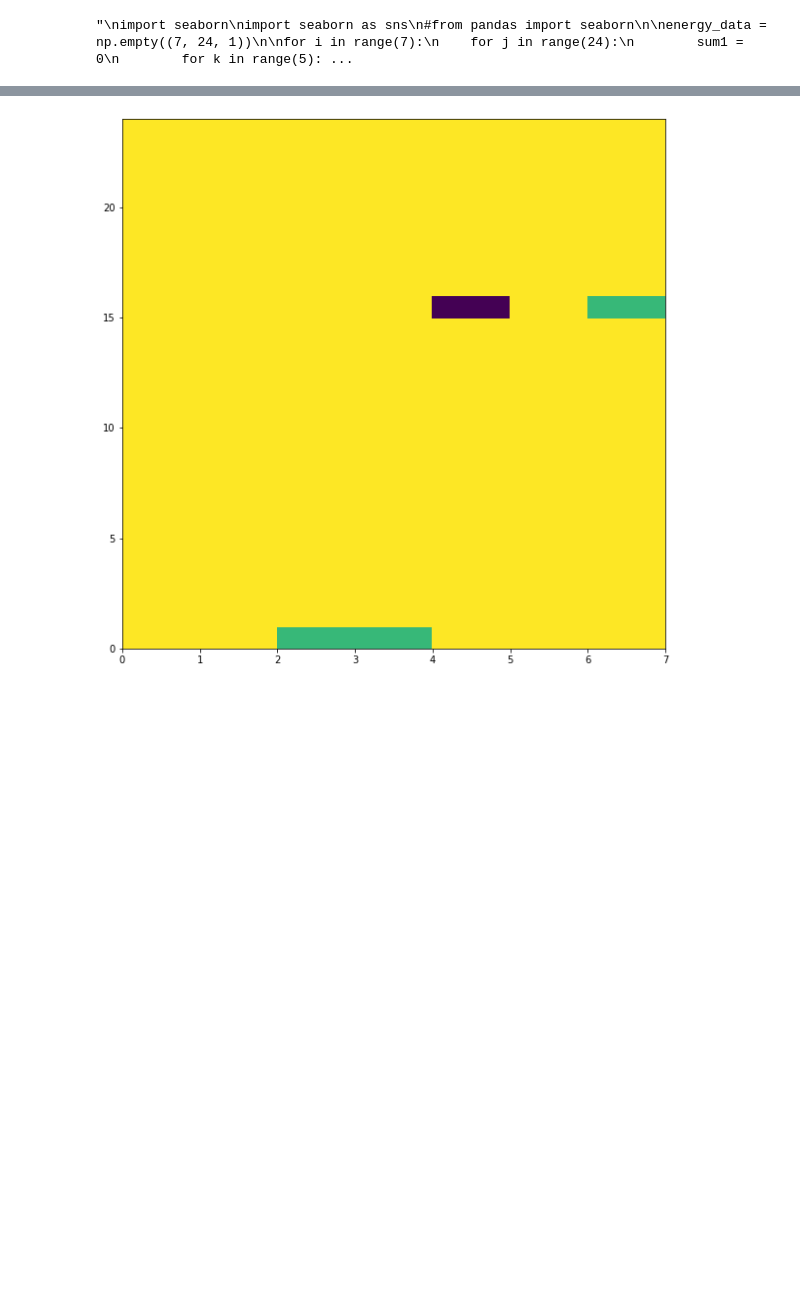
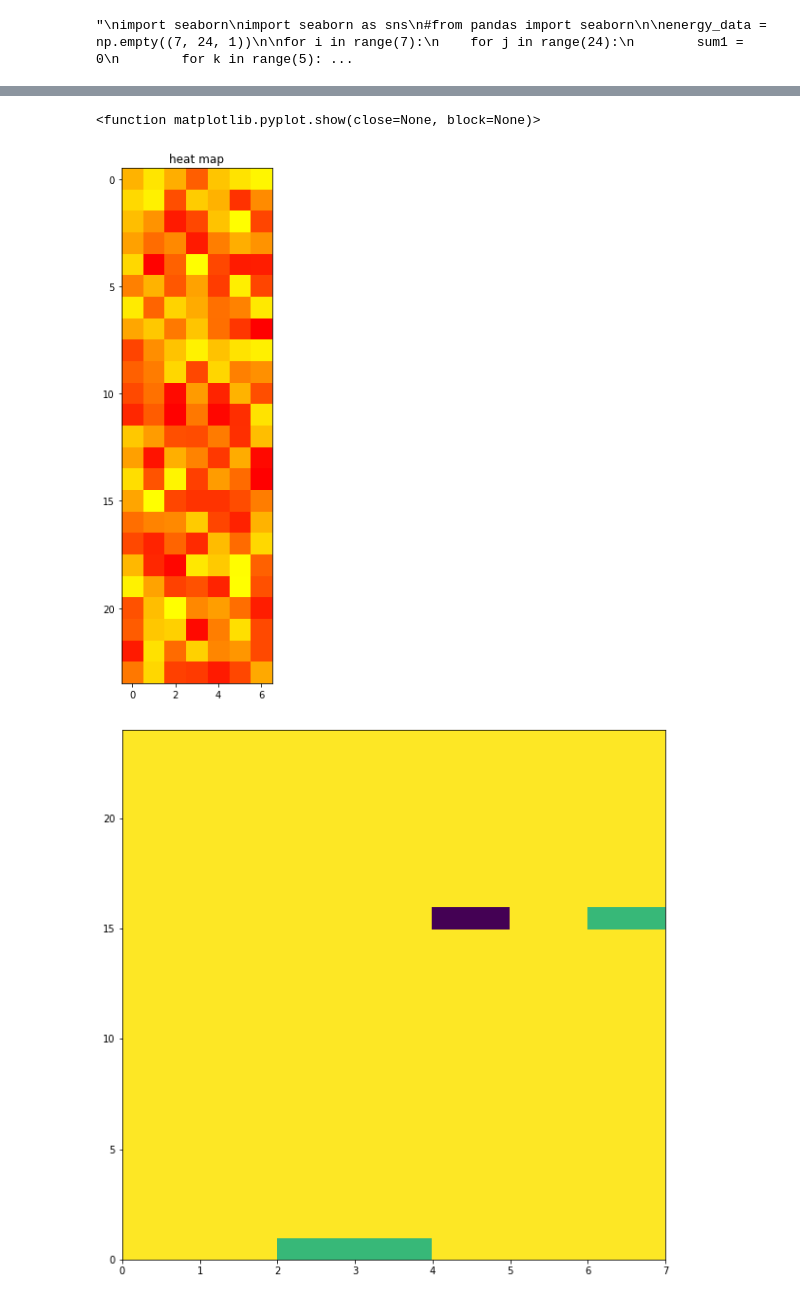
Before and after one commit to natbut/me592-nlbutler, a Jupyter notebook: Assn01_NButler.ipynb, the cells around one changed output, grey strips where cells are left out. Cells and saved outputs as stored; diff of their text form; code cells hidden in the pictures; blank space fills up the shorter version.

```diff
--- a/Assn01_NButler.ipynb
+++ b/Assn01_NButler.ipynb
@@ -166,19 +166,58 @@ plt.show()
 "\nimport seaborn\nimport seaborn as sns\n#from pandas import seaborn\n\nenergy_data = np.empty((7, 24, 1))\n\nfor i in range(7):\n    for j in range(24):\n        sum1 = 0\n        for k in range(5): ...
 # %%
 #testing/getting info about how to handle this
+#print(week_subset.head)
 
-print(week_subset['Appliances'][10])
-print(week_subset.index[10])
-print(week_subset.index[10].hour)
+#print(week_subset['Appliances'][10])
+#print(week_subset.index[10])
+#print(week_subset.index[10].hour)
 
-print(week_subset['Appliances']['2016-01-12 00:00:00'])
+#print(week_subset['Appliances']['2016-01-12 00:00:00'])
 
-x = week_subset.index
-print(x)
-y = week_subset['Appliances'].values
-print(y)
+#x = week_subset.index
+#y = week_subset['Appliances'].values
 
 
-#for i in week_subset.index:
-#    print(i)
+apps = week_subset['Appliances']
+week_data = []
+day_data = []
+hr_enrg = 0
+
+day = week_subset.index[0].day
+hour = week_subset.index[0].hour
+
+print(day, hour)
+
+for i in week_subset.index:
+    if i.day == day and i.hour == hour:
+        #if within same day and hour, sum energy
+        hr_enrg += apps[i]
+    elif i.day == day and i.hour != hour:
+        #if within same day but new hour, add hour sum to day
+        day_data.append(hr_enrg)
+        #start new hour energy sum
+        hr_enrg = apps[i]
+
+    if i.day != day:
+        #if new day, add day to week data and start new day
+        day_data.append(hr_enrg)
+        print(day_data)
+
+        week_data.append(day_data)
+        day_data = []
+
+        #start new hour energy sum
+        hr_enrg = apps[i]
+
+        day = i.day
+
+print(week_data)
+
+data = np.random.random((24,7))
+
+plt.figure(figsize=(6,10))
+plt.imshow(data,cmap='autumn',interpolation='nearest')
+
+plt.title("heat map")
+plt.show
 # %% [output]
@@ -202,3 +233,5 @@ DatetimeIndex(['2016-01-12 00:00:00', '2016-01-12 00:10:00',
+<function matplotlib.pyplot.show(close=None, block=None)>
+[figure, added]
 # %%
 #y=np.random.rand(6,10)
 #print(y)
```
Also changed, not shown: parts of 2 cells of this notebook.
